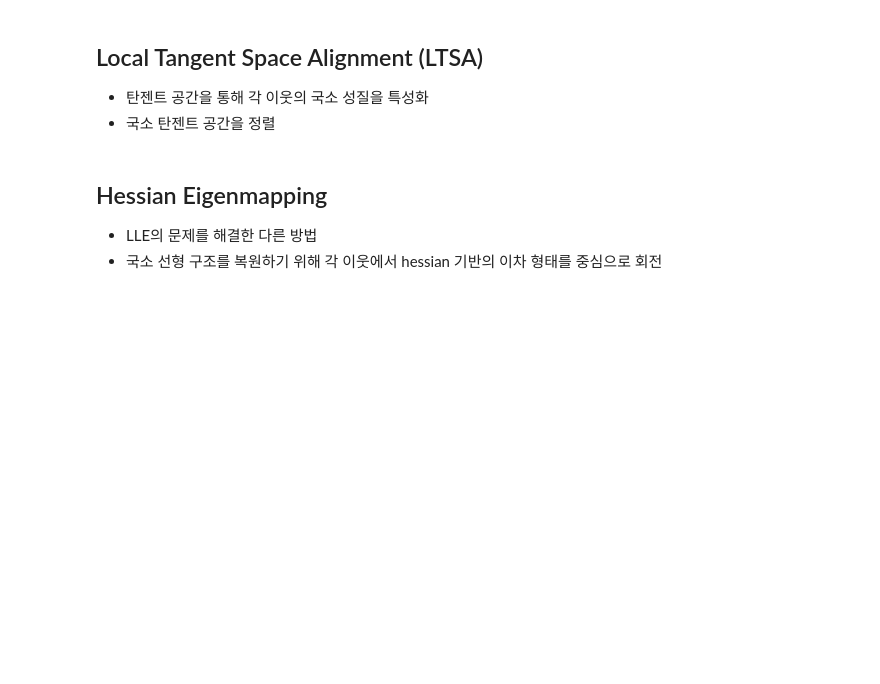
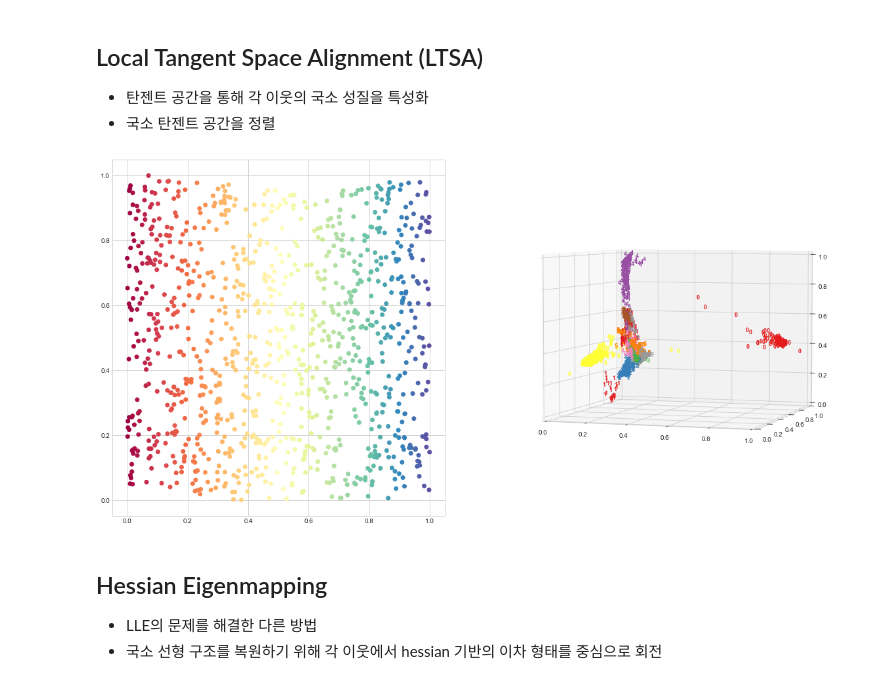
Before and after one commit to fasthill/scikit-learn-study, a Jupyter notebook: 10. Manifold_Learning.ipynb, the cells around one changed output. Drawn from its saved outputs; the diff is of its cells as text; code cells hidden in the pictures; blank space fills up the shorter version.

```diff
--- a/10. Manifold_Learning.ipynb
+++ b/10. Manifold_Learning.ipynb
@@ -86,6 +86,17 @@ plot_digits(digits_lle, labels, 122, '3d')
 
 * 탄젠트 공간을 통해 각 이웃의 국소 성질을 특성화
 * 국소 탄젠트 공간을 정렬
+# %%
+s_curve_ltsa = manifold.LocallyLinearEmbedding(n_neighbors=30, n_components=2,
+                                             method='ltsa', random_state=2022).fit_transform(s_curve)
+digits_ltsa = manifold.LocallyLinearEmbedding(n_neighbors=30, n_components=3,
+                                            method='ltsa', random_state=2022).fit_transform(digits)
+# %%
+fig = plt.figure(figsize=(20,10))
+plot_s_curve(s_curve_ltsa, color, 121, '2d')
+plot_digits(digits_ltsa, labels, 122, '3d')
+# %% [output]
+[figure, added]
 # %% [markdown]
 ## Hessian Eigenmapping
 
```
Also changed, not shown: parts of 51 cells of this notebook.
